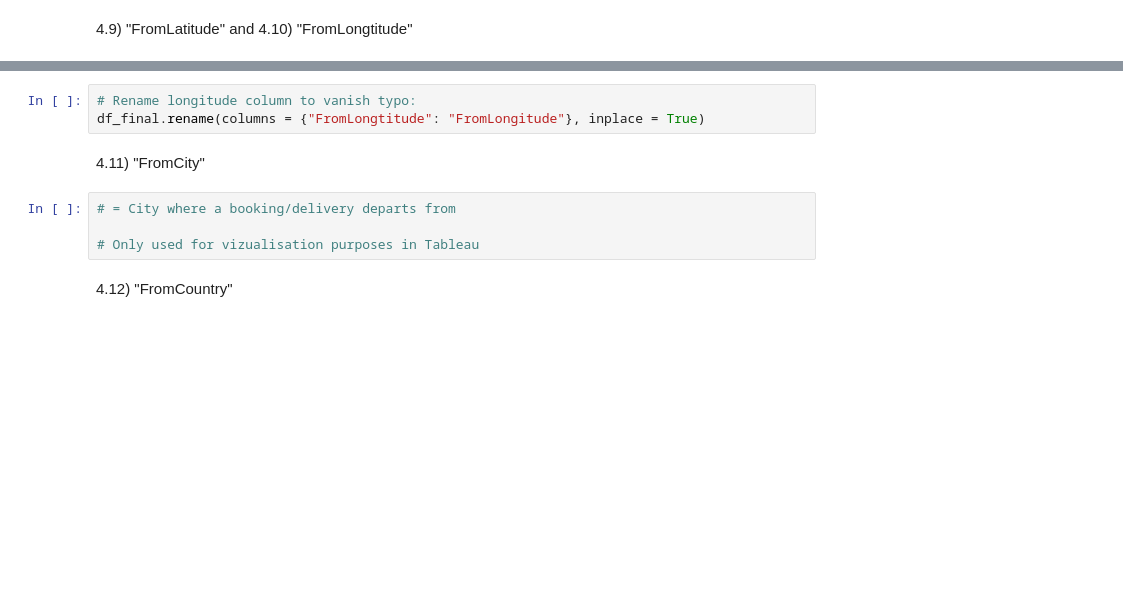
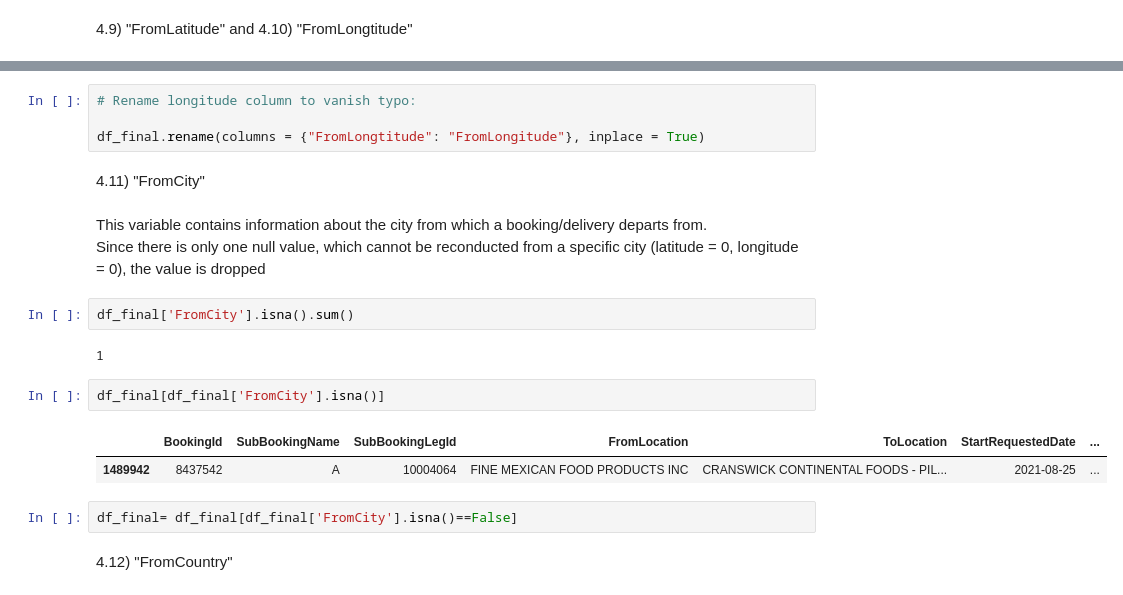
Before and after one commit to em1899/master-thesis-project, a Jupyter notebook: EDA/EDA_v5.ipynb, the cells around one changed output, grey strips where cells are left out. Cells and saved outputs as stored; diff of their text form; blank space fills up the shorter version.

```diff
--- a/EDA/EDA_v5.ipynb
+++ b/EDA/EDA_v5.ipynb
@@ -605,11 +611,22 @@ Find the creation of a new variable for frozen loads in "Feature Engineering" pa
 # %%
 # Rename longitude column to vanish typo:
+
 df_final.rename(columns = {"FromLongtitude": "FromLongitude"}, inplace = True)
 # %% [markdown]
 4.11) "FromCity"
-# %%
-# = City where a booking/delivery departs from
-
-# Only used for vizualisation purposes in Tableau
+# %% [markdown]
+This variable contains information about the city from which a booking/delivery departs from.
+Since there is only one null value, which cannot be reconducted from a specific city (latitude = 0, longitude = 0), the value is dropped
+# %%
+df_final['FromCity'].isna().sum()
+# %% [output]
+1
+# %%
+df_final[df_final['FromCity'].isna()]
+# %% [output]
+|  | BookingId | SubBookingName | SubBookingLegId | FromLocation | ToLocation | StartRequestedDate | ... |
+| 1489942 | 8437542 | A | 10004064 | FINE MEXICAN FOOD PRODUCTS INC | CRANSWICK CONTINENTAL FOODS - PIL... | 2021-08-25 | ... |
+# %%
+df_final= df_final[df_final['FromCity'].isna()==False]
 # %% [markdown]
 4.12) "FromCountry"
```
Also changed, not shown: parts of 78 cells of this notebook.
